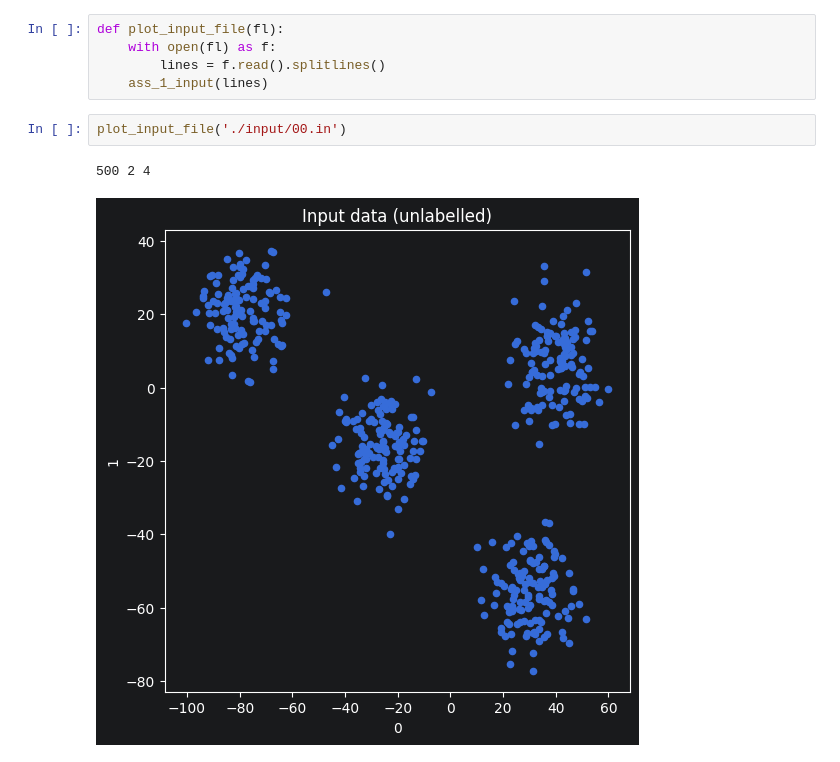
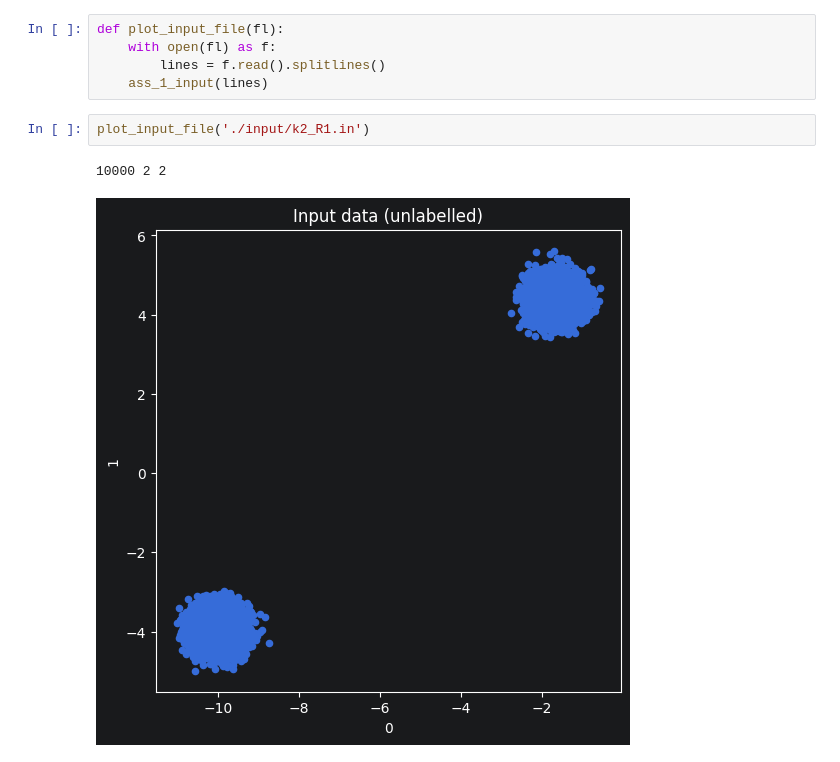
Before and after one commit to TrinityJan/AADA_Rep1, a Jupyter notebook: Visualizer.ipynb, the cells around one changed output. Saved outputs shown, nothing was run; the diff lists cells and outputs as text.

Commit message:
create blobs and write to input

```diff
--- a/Visualizer.ipynb
+++ b/Visualizer.ipynb
@@ -117,7 +117,7 @@ def plot_input_file(fl):
         lines = f.read().splitlines()
     ass_1_input(lines)
 # %%
-plot_input_file('./input/00.in')
+plot_input_file('./input/k2_R1.in')
 # %% [output]
-500 2 4
+10000 2 2
-[figure, old version]
+[figure, new version]
```
Also changed, not shown: parts of 10 cells of this notebook, 1 other file.
